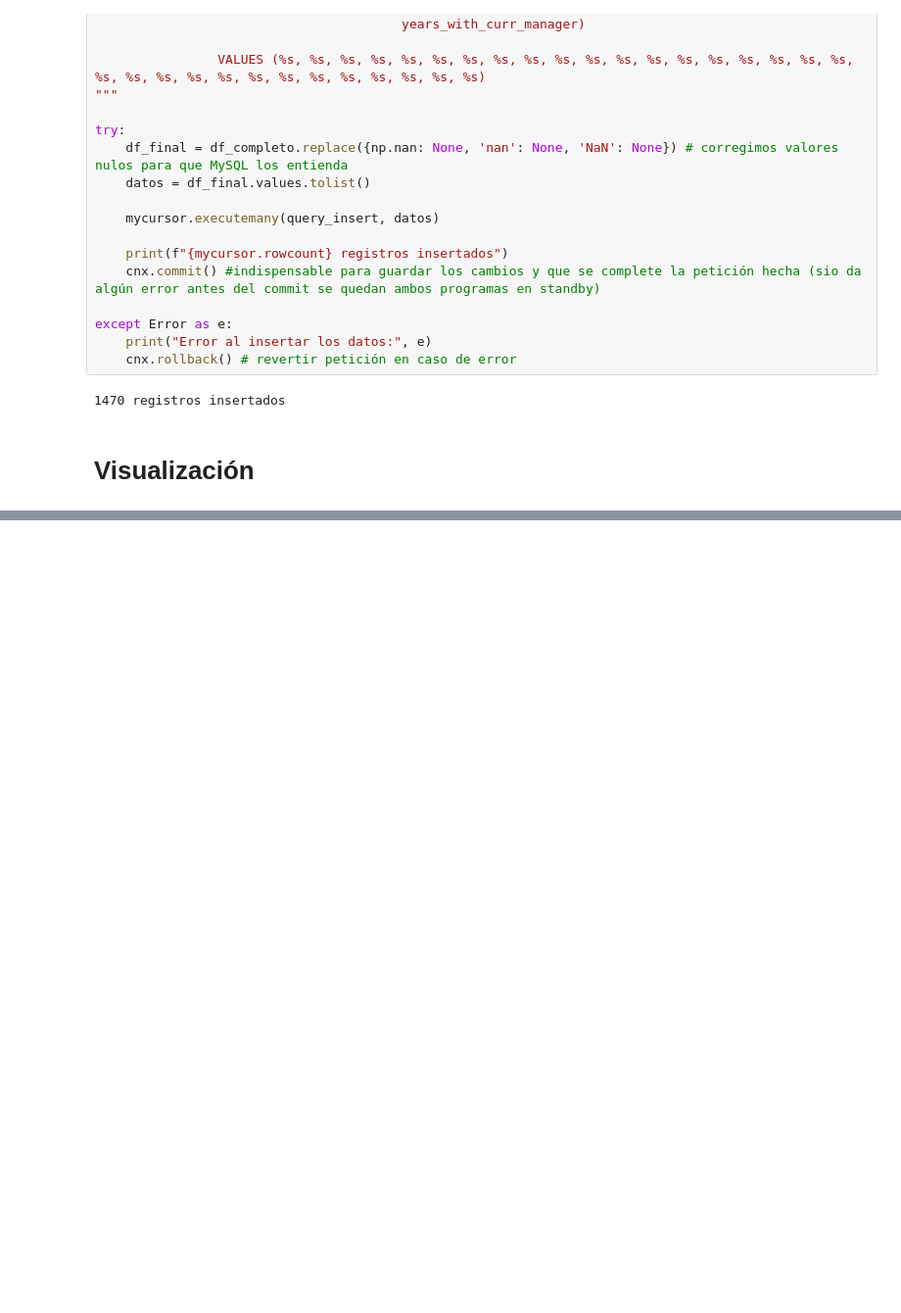
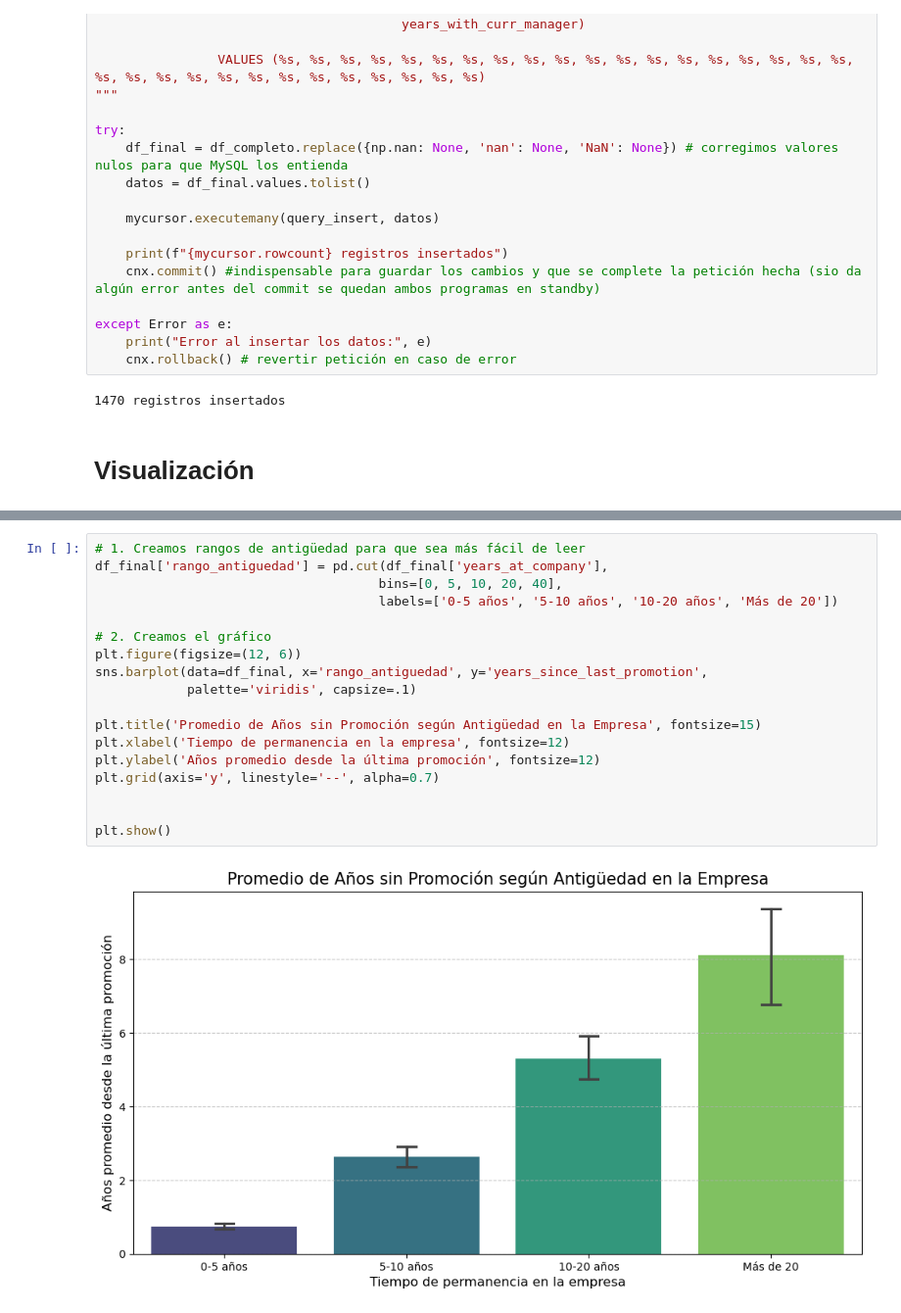
Before and after one commit to PatriciaAnaya/project-da-promo-59-modulo-3-team-3, a Jupyter notebook: optimizacion-de-talento.ipynb, the cells around one changed output, grey strips where cells are left out. Shown at 98% size. Saved outputs shown, nothing was run; the diff lists cells and outputs as text; blank space fills up the shorter version.

```diff
--- a/optimizacion-de-talento.ipynb
+++ b/optimizacion-de-talento.ipynb
@@ -550,0 +605,20 @@ except Error as e:
+# %%
+# 1. Creamos rangos de antigüedad para que sea más fácil de leer
+df_final['rango_antiguedad'] = pd.cut(df_final['years_at_company'],
+                                     bins=[0, 5, 10, 20, 40],
+                                     labels=['0-5 años', '5-10 años', '10-20 años', 'Más de 20'])
+
+# 2. Creamos el gráfico
+plt.figure(figsize=(12, 6))
+sns.barplot(data=df_final, x='rango_antiguedad', y='years_since_last_promotion',
+            palette='viridis', capsize=.1)
+
+plt.title('Promedio de Años sin Promoción según Antigüedad en la Empresa', fontsize=15)
+plt.xlabel('Tiempo de permanencia en la empresa', fontsize=12)
+plt.ylabel('Años promedio desde la última promoción', fontsize=12)
+plt.grid(axis='y', linestyle='--', alpha=0.7)
+
+
+plt.show()
+# %% [output]
+[figure, added]
```
Also changed, not shown: parts of 8 cells of this notebook, 1 other file.
